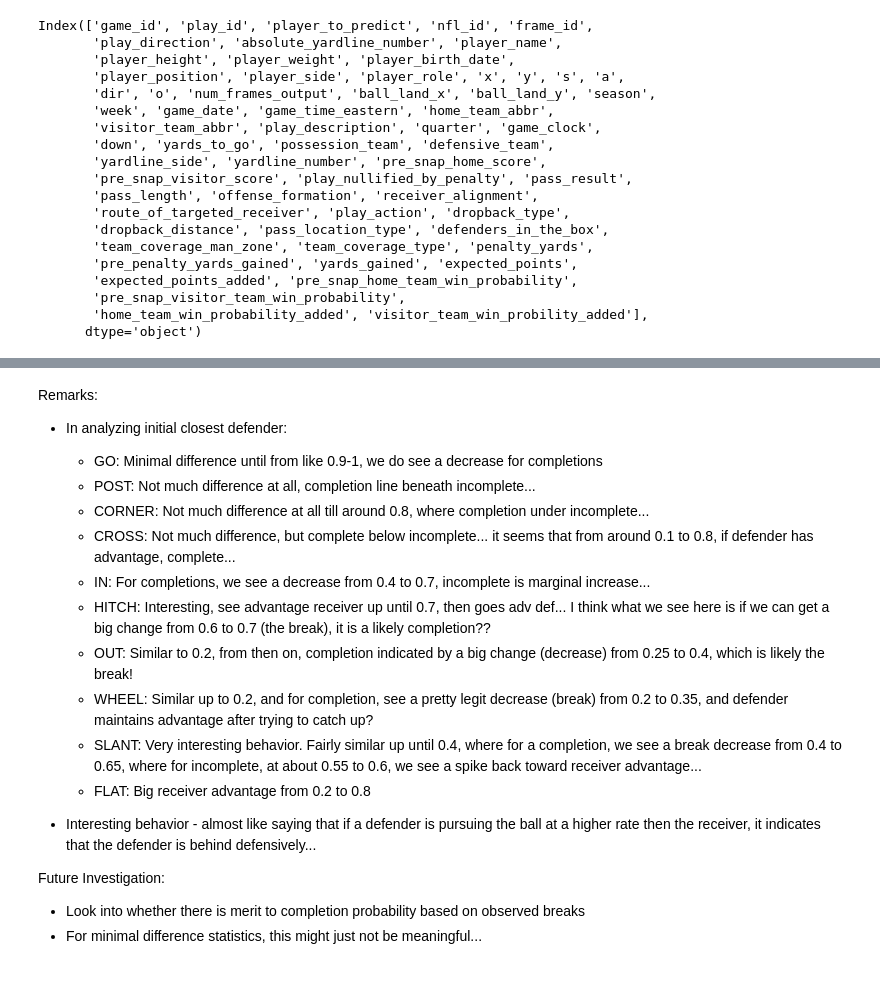
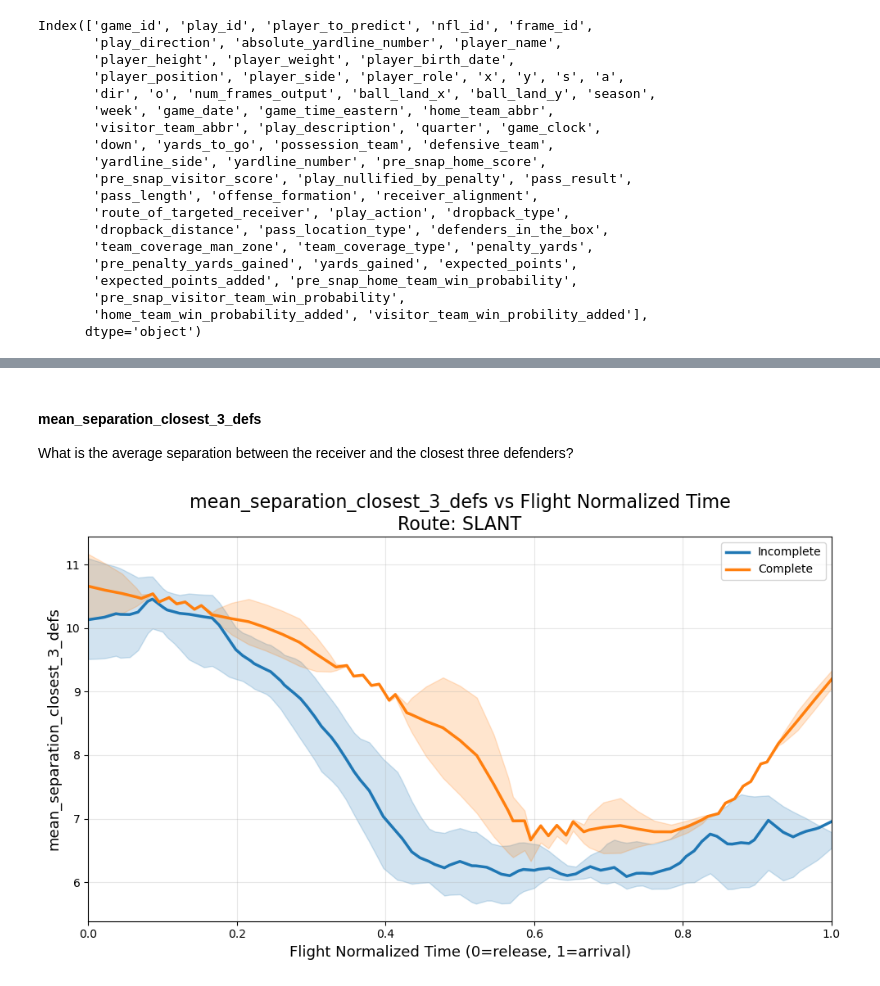
Before and after one commit to SethJ50/NFL-Big-Data-Bowl-2026, a Jupyter notebook: Exploratory Data Analysis.ipynb, the cells around one changed output, grey strips where cells are left out. Drawn from its saved outputs; the diff is of its cells as text; code cells hidden in the pictures.

```diff
--- a/Exploratory Data Analysis.ipynb
+++ b/Exploratory Data Analysis.ipynb
@@ -884,19 +918,7 @@ make_time_plot(data_adv, "def_close1_momentum_adv", route_type = "GO")
-# %% [markdown]
-Remarks:
-* In analyzing initial closest defender:
-  * GO: Minimal difference until from like 0.9-1, we do see a decrease for completions
-  * POST: Not much difference at all, completion line beneath incomplete...
-  * CORNER: Not much difference at all till around 0.8, where completion under incomplete...
-  * CROSS: Not much difference, but complete below incomplete... it seems that from around 0.1 to 0.8, if defender has advantage, complete...
-  * IN: For completions, we see a decrease from 0.4 to 0.7, incomplete is marginal increase...
-  * HITCH: Interesting, see advantage receiver up until 0.7, then goes adv def... I think what we see here is if we can get a big change from 0.6 to 0.7 (the break), it is a likely completion??
-  * OUT: Similar to 0.2, from then on, completion indicated by a big change (decrease) from 0.25 to 0.4, which is likely the break!
-  * WHEEL: Similar up to 0.2, and for completion, see a pretty legit decrease (break) from 0.2 to 0.35, and defender maintains advantage after trying to catch up?
-  * SLANT: Very interesting behavior. Fairly similar up until 0.4, where for a completion, we see a break decrease from 0.4 to 0.65, where for incomplete, at about 0.55 to 0.6, we see a spike back toward receiver advantage...
-  * FLAT: Big receiver advantage from 0.2 to 0.8
-
-* Interesting behavior - almost like saying that if a defender is pursuing the ball at a higher rate then the receiver, it indicates that the defender is behind defensively...
-
-Future Investigation:
-* Look into whether there is merit to completion probability based on observed breaks
-* For minimal difference statistics, this might just not be meaningful...
+# %% [markdown]
+#### mean_separation_closest_3_defs
+What is the average separation between the receiver and the closest three defenders?
+# %%
+make_time_plot(data_adv, "mean_separation_closest_3_defs", route_type = "SLANT")
+# %% [output]
+[figure, added]
```
Also changed, not shown: parts of 72 cells of this notebook, 3 other files.
